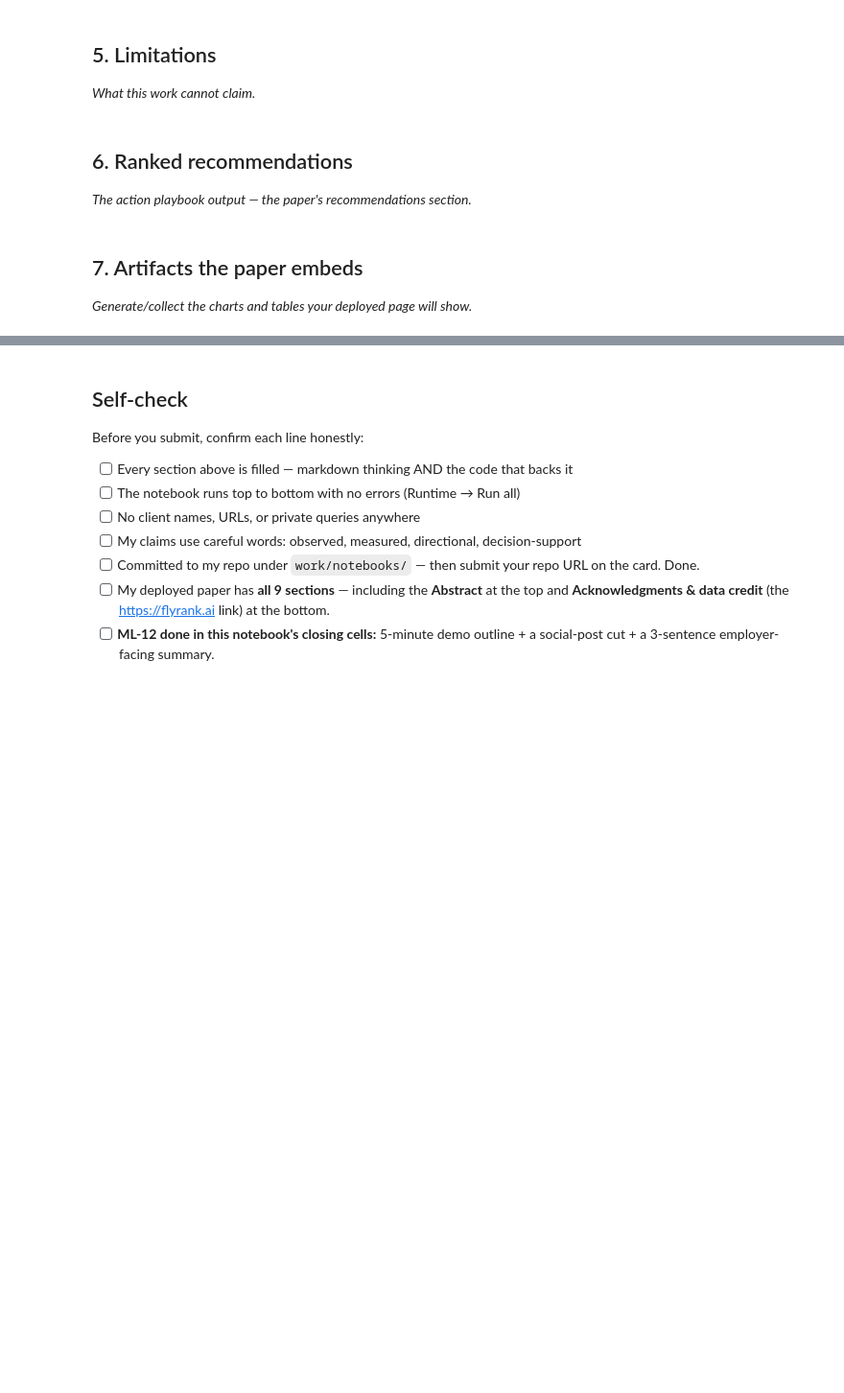
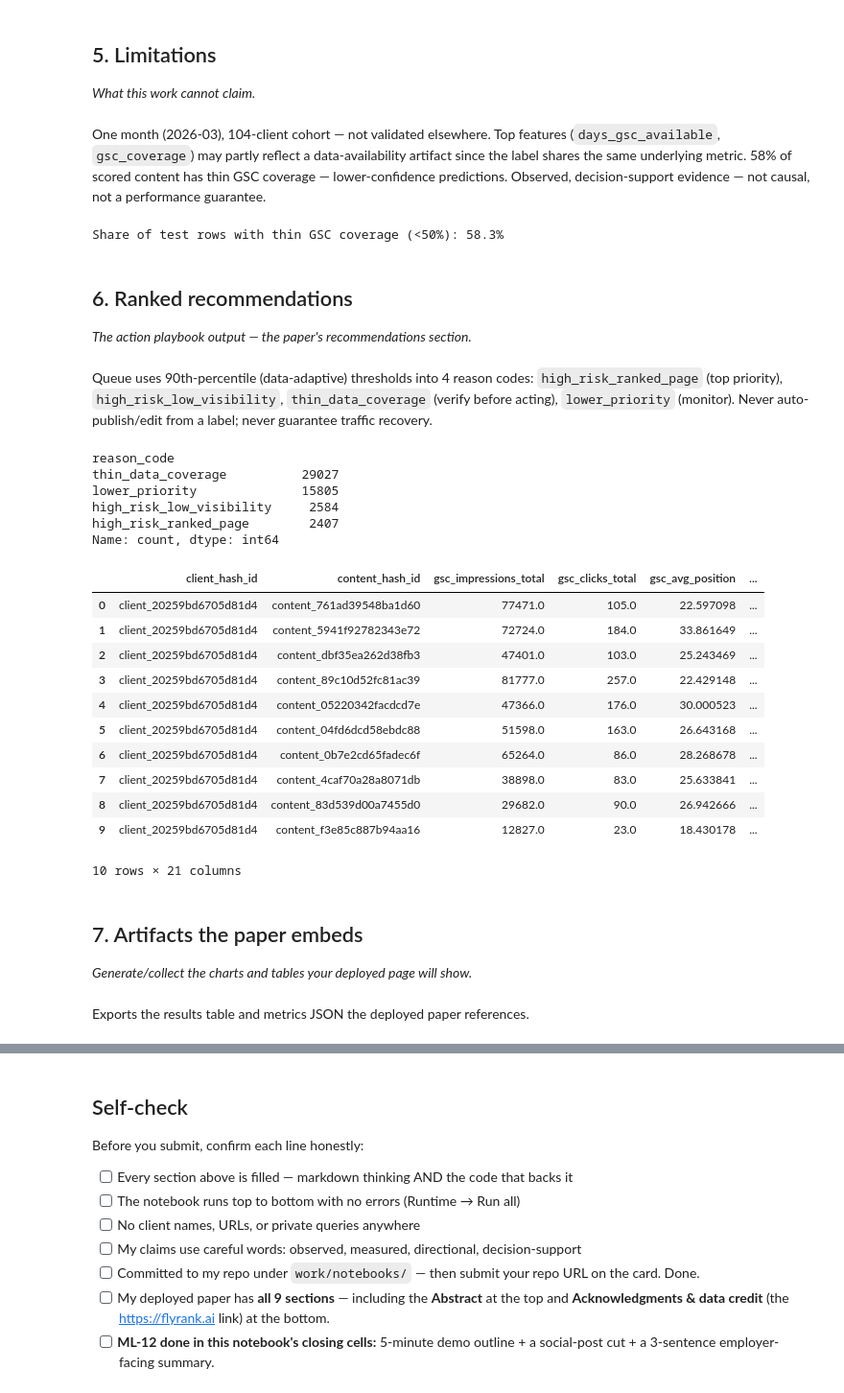
Before and after one commit to maryam12arshad17/flyrank-internship-ml, a Jupyter notebook: work/notebooks/capstone.ipynb, the cells around one changed output, grey strips where cells are left out. Shown at 96% size. Cells and saved outputs as stored; diff of their text form; code cells hidden in the pictures; blank space fills up the shorter version.

```diff
--- a/work/notebooks/capstone.ipynb
+++ b/work/notebooks/capstone.ipynb
@@ -20,0 +85,9 @@ This skeleton is yours to fill. Work the sections **in order** — each one has
+# %%
+feature_cols = ["gsc_impressions_total","gsc_clicks_total","gsc_avg_position","ga4_sessions_total",
+    "ga4_pageviews_total","ga4_engaged_sessions_total","days_observed","days_gsc_available","ctr","engagement_rate","gsc_coverage"]
+gss = GroupShuffleSplit(n_splits=1, test_size=0.3, random_state=42)
+train_idx, test_idx = next(gss.split(df, groups=df["client_hash_id"]))
+train_df, test_df = df.iloc[train_idx].copy(), df.iloc[test_idx].copy()
+rf = RandomForestClassifier(n_estimators=200, max_depth=6, random_state=42).fit(train_df[feature_cols], train_df["is_declining"])
+test_df["decline_probability"] = rf.predict_proba(test_df[feature_cols])[:,1]
+print("Model trained on", len(train_df), "rows, tested on", len(test_df))
@@ -24,0 +106,17 @@ This skeleton is yours to fill. Work the sections **in order** — each one has
+# %%
+def precision_at_k(scores, labels, k):
+    order = np.argsort(-np.asarray(scores))
+    return np.asarray(labels)[order[:k]].mean()
+
+test_df["good_position"] = (test_df["gsc_avg_position"] <= 10).astype(int)
+bucket_avg_ctr = test_df.loc[test_df["good_position"]==1, "ctr"].mean()
+test_df["baseline_score"] = ((test_df["good_position"]==1) & (test_df["ctr"] < bucket_avg_ctr)).astype(int) * test_df["gsc_impressions_total"]
+baseline_p50 = precision_at_k(test_df["baseline_score"], test_df["is_declining"], 50)
+rf_p50 = precision_at_k(test_df["decline_probability"], test_df["is_declining"], 50)
+rf_auc = roc_auc_score(test_df["is_declining"], test_df["decline_probability"])
+base_rate = test_df["is_declining"].mean()
+
+results = pd.DataFrame({"method":["Base rate","Baseline rule","Random Forest (grouped)"],
+    "precision@50":[round(base_rate,3), round(baseline_p50,3), round(rf_p50,3)],
+    "AUC":[0.5, None, round(rf_auc,3)]})
+results
@@ -26,11 +129,65 @@ This skeleton is yours to fill. Work the sections **in order** — each one has
 ## 5. Limitations
 
 *What this work cannot claim.*
+# %% [markdown]
+One month (2026-03), 104-client cohort — not validated elsewhere. Top
+features (`days_gsc_available`, `gsc_coverage`) may partly reflect a
+data-availability artifact since the label shares the same underlying
+metric. 58% of scored content has thin GSC coverage — lower-confidence
+predictions. Observed, decision-support evidence — not causal, not a
+performance guarantee.
+# %%
+thin_pct = (test_df["gsc_coverage"] < 0.5).mean()
+print(f"Share of test rows with thin GSC coverage (<50%): {thin_pct:.1%}")
+# %% [output]
+Share of test rows with thin GSC coverage (<50%): 58.3%
 # %% [markdown]
 ## 6. Ranked recommendations
 
 *The action playbook output — the paper's recommendations section.*
+# %% [markdown]
+Queue uses 90th-percentile (data-adaptive) thresholds into 4 reason codes:
+`high_risk_ranked_page` (top priority), `high_risk_low_visibility`,
+`thin_data_coverage` (verify before acting), `lower_priority` (monitor).
+Never auto-publish/edit from a label; never guarantee traffic recovery.
+# %%
+p90 = test_df["decline_probability"].quantile(0.90)
+def reason_code(row):
+    if row["decline_probability"] >= p90 and row["gsc_avg_position"] <= 10:
+        return "high_risk_ranked_page","review_and_refresh"
+    elif row["decline_probability"] >= p90:
+        return "high_risk_low_visibility","review_before_investing"
+    elif row["gsc_coverage"] < 0.5:
+        return "thin_data_coverage","verify_data_before_acting"
+    return "lower_priority","monitor_only"
+test_df[["reason_code","action"]] = test_df.apply(lambda r: pd.Series(reason_code(r)), axis=1)
+test_df["priority_score"] = test_df["decline_probability"] * np.log1p(test_df["gsc_impressions_total"])
+ranked_queue = test_df.sort_values("priority_score", ascending=False).reset_index(drop=True)
+ranked_queue["rank"] = ranked_queue.index + 1
+print(ranked_queue["reason_code"].value_counts())
+ranked_queue.head(10)
+# %% [output]
+reason_code
+thin_data_coverage          29027
+lower_priority              15805
+high_risk_low_visibility     2584
+high_risk_ranked_page        2407
+Name: count, dtype: int64
+|  | client_hash_id | content_hash_id | gsc_impressions_total | gsc_clicks_total | gsc_avg_position | ... |
+| 0 | client_20259bd6705d81d4 | content_761ad39548ba1d60 | 77471.0 | 105.0 | 22.597098 | ... |
+| 1 | client_20259bd6705d81d4 | content_5941f92782343e72 | 72724.0 | 184.0 | 33.861649 | ... |
+| 2 | client_20259bd6705d81d4 | content_dbf35ea262d38fb3 | 47401.0 | 103.0 | 25.243469 | ... |
+| 3 | client_20259bd6705d81d4 | content_89c10d52fc81ac39 | 81777.0 | 257.0 | 22.429148 | ... |
+| 4 | client_20259bd6705d81d4 | content_05220342facdcd7e | 47366.0 | 176.0 | 30.000523 | ... |
+| 5 | client_20259bd6705d81d4 | content_04fd6dcd58ebdc88 | 51598.0 | 163.0 | 26.643168 | ... |
+| 6 | client_20259bd6705d81d4 | content_0b7e2cd65fadec6f | 65264.0 | 86.0 | 28.268678 | ... |
+| 7 | client_20259bd6705d81d4 | content_4caf70a28a8071db | 38898.0 | 83.0 | 25.633841 | ... |
+| 8 | client_20259bd6705d81d4 | content_83d539d00a7455d0 | 29682.0 | 90.0 | 26.942666 | ... |
+| 9 | client_20259bd6705d81d4 | content_f3e85c887b94aa16 | 12827.0 | 23.0 | 18.430178 | ... |
+10 rows × 21 columns
 # %% [markdown]
 ## 7. Artifacts the paper embeds
 
 *Generate/collect the charts and tables your deployed page will show.*
+# %% [markdown]
+Exports the results table and metrics JSON the deployed paper references.
```
Also changed, not shown: parts of 10 cells of this notebook.
